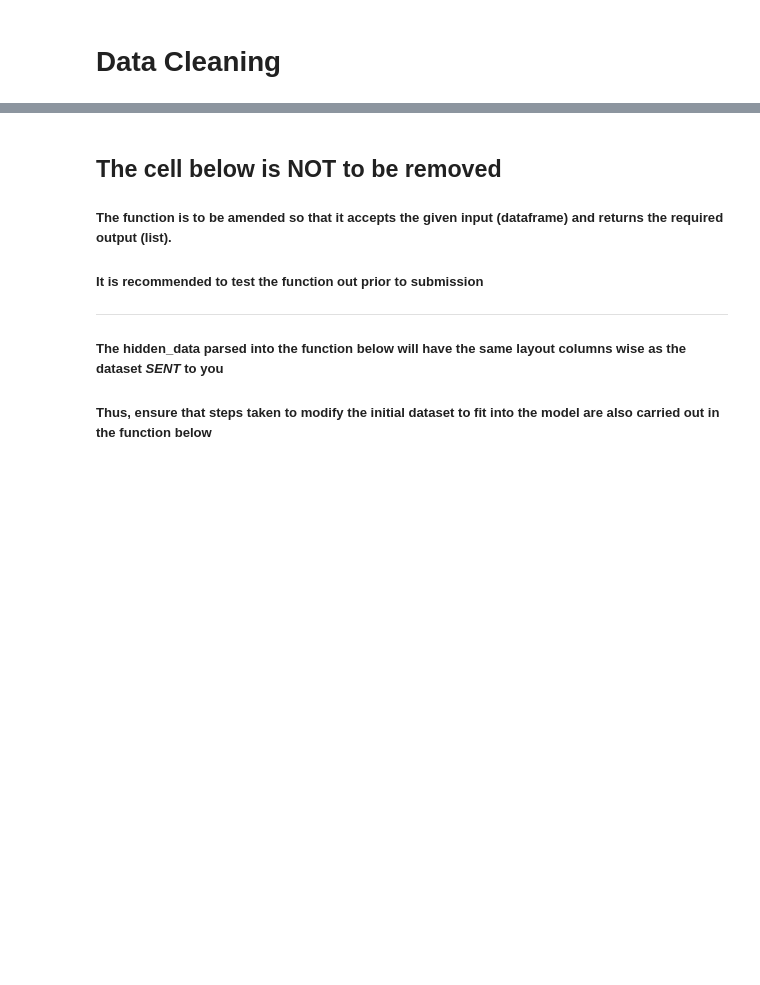
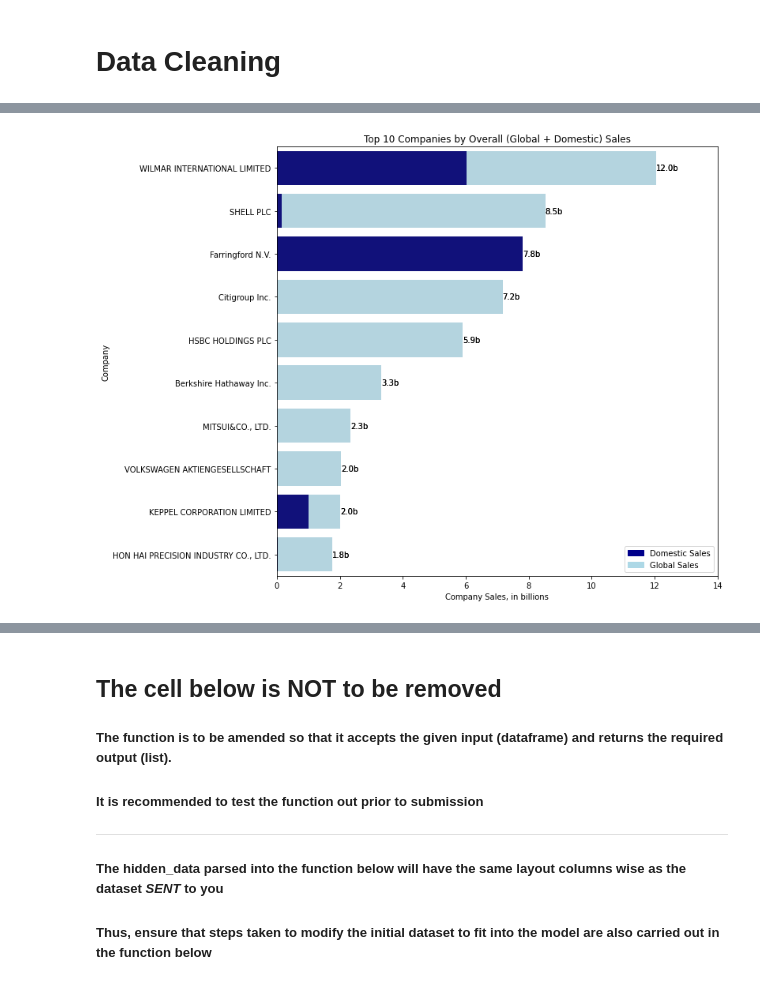
Before and after one commit to LEPK02/LEPK02-NUS-SDS-Datathon-Champion, a Jupyter notebook: NUS_DATATHON_CHAMPION_TEAM NAME.ipynb, the cells around one changed output, grey strips where cells are left out. Drawn from its saved outputs; the diff is of its cells as text; code cells hidden in the pictures; blank space fills up the shorter version.

Commit message:
data visualisation

```diff
--- a/NUS_DATATHON_CHAMPION_TEAM NAME.ipynb
+++ b/NUS_DATATHON_CHAMPION_TEAM NAME.ipynb
@@ -28,6 +35,7 @@ filepath = "./data/catA_train.csv"
 df_main = pd.read_csv(filepath, encoding='utf-8')
 pd.set_option('display.max_columns', None)
 
+# Fill NA
 for empty_col in [
     { 'empty': 'Parent Company', 'replacement': 'Company' },
     { 'empty': 'Global Ultimate Company', 'replacement': 'Company' },
@@ -35,7 +43,17 @@ for empty_col in [
 ]:
     df_main[empty_col['empty']] = df_main[empty_col['empty']].fillna(df_main[empty_col['replacement']])
 
+emp_regex = re.compile('^Employees')
+for emp_col in [x for x in df_main.columns.values.tolist() if emp_regex.match(x)]:
+    df_main[emp_col] = df_main[emp_col].fillna(0)
+
+# Sum columns
+df_main['Sales (Overall Ultimate Total USD)'] = df_main['Sales (Global Ultimate Total USD)'] + \
+    df_main['Sales (Domestic Ultimate Total USD)']
+df_main['Employees (Overall Ultimate Total)'] = df_main['Employees (Domestic Ultimate Total)'] + \
+    df_main['Employees (Global Ultimate Total)']
+
 # df_main.describe(include='all', datetime_is_numeric=True).transpose()
 # df_main.dtypes
-df_main.isnull().any()
-df_main[df_main['Year Found'].isnull()]
+# df_main.isnull().any()
+# df_main[df_main['Global Ultimate Company'].isnull()]
@@ -85,0 +64,45 @@ df_main[df_main['Parent Company'] == 'WILMAR SHIP HOLDINGS PTE. LTD.']
+# %%
+# Note: includes negative sales values
+df_companies_sum = df_main \
+    .groupby('Global Ultimate Company') \
+    .sum() \
+    .sort_values(by='Sales (Overall Ultimate Total USD)', ascending=False) \
+    .reset_index()
+
+plt.figure(figsize=(10, 10))
+NUM_TOP = 10
+
+graph_top = sns.barplot(
+    x="Sales (Overall Ultimate Total USD)",
+    y="Global Ultimate Company",
+    data=df_companies_sum.head(NUM_TOP),
+    color='lightblue'
+)
+graph_bottom = sns.barplot(
+    x="Sales (Domestic Ultimate Total USD)",
+    y="Global Ultimate Company",
+    data=df_companies_sum.head(NUM_TOP),
+    color='darkblue'
+)
+
+for graph in (graph_top, graph_bottom):
+    graph.set_xticks(graph.get_xticks().tolist())
+    graph.set_xticklabels(
+        ['{:.0f}'.format(x) for x in graph.get_xticks()/1e12]
+    )
+
+    bars = graph.containers[0]
+    graph.bar_label(
+        bars,
+        labels=[f"{value/1e12:.1f}b" for value in bars.datavalues]
+    )
+
+top_bar = mpatches.Patch(color='darkblue', label='Domestic Sales')
+bottom_bar = mpatches.Patch(color='lightblue', label='Global Sales')
+plt.xlabel("Company Sales, in billions")
+plt.ylabel("Company")
+plt.title(f"Top {NUM_TOP} Companies by Overall (Global + Domestic) Sales")
+plt.legend(handles=[top_bar, bottom_bar])
+plt.show()
+# %% [output]
+[figure, added]
```
Also changed, not shown: parts of 14 cells of this notebook.
